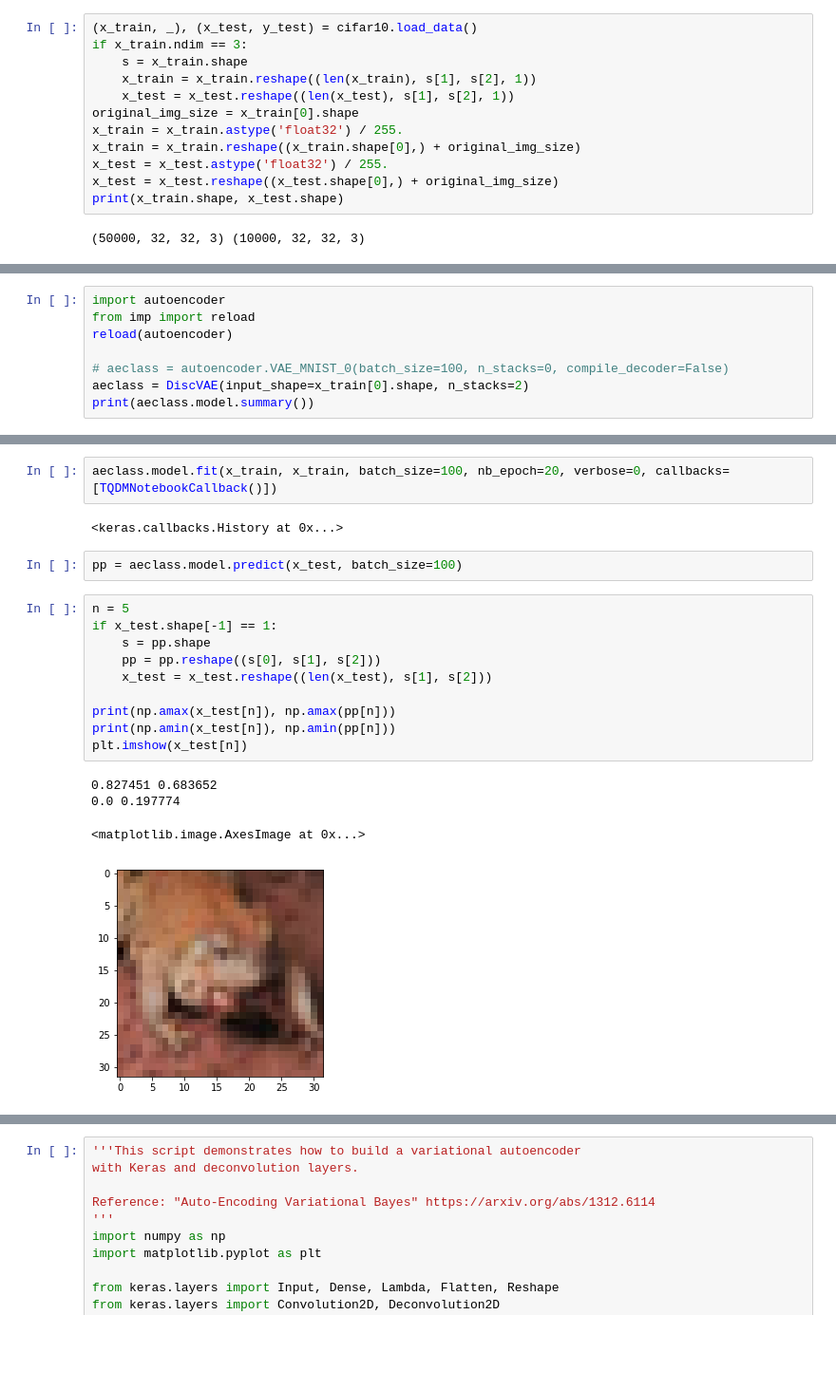
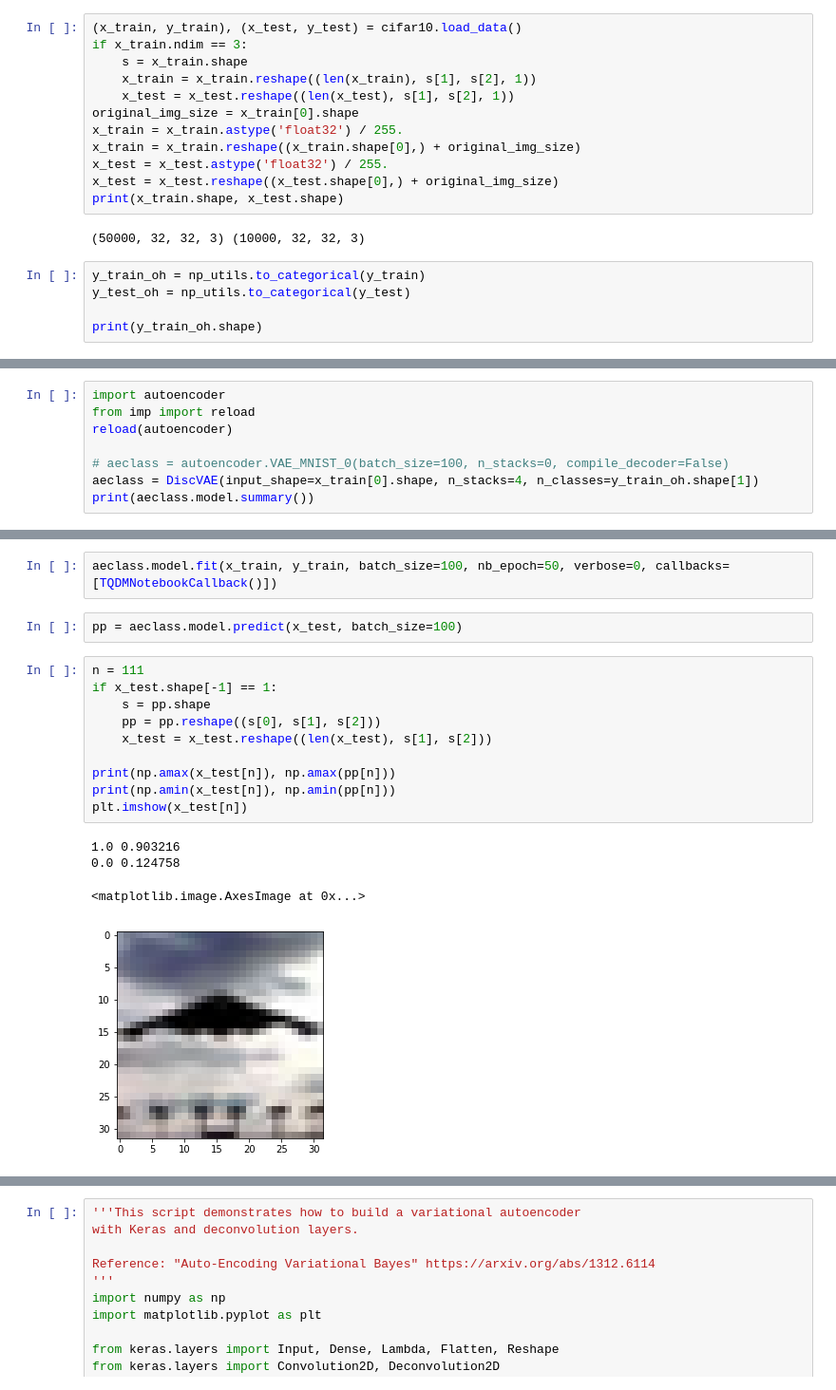
Before and after one commit to xkortex/DeepDealWithIt, a Jupyter notebook: deal_with_it.ipynb, the cells around one changed output, grey strips where cells are left out. Shown at 95% size. Drawn from its saved outputs; the diff is of its cells as text; blank space fills up the shorter version.

```diff
--- a/deal_with_it.ipynb
+++ b/deal_with_it.ipynb
@@ -17,5 +18,5 @@ from keras.datasets import cifar10, mnist
 # %%
-(x_train, _), (x_test, y_test) = cifar10.load_data()
+(x_train, y_train), (x_test, y_test) = cifar10.load_data()
 if x_train.ndim == 3:
     s = x_train.shape
     x_train = x_train.reshape((len(x_train), s[1], s[2], 1))
@@ -28,3 +29,8 @@ x_test = x_test.reshape((x_test.shape[0],) + original_img_size)
 print(x_train.shape, x_test.shape)
 # %% [output]
 (50000, 32, 32, 3) (10000, 32, 32, 3)
+# %%
+y_train_oh = np_utils.to_categorical(y_train)
+y_test_oh = np_utils.to_categorical(y_test)
+
+print(y_train_oh.shape)
@@ -342,7 +387,7 @@ from imp import reload
 reload(autoencoder)
 
 # aeclass = autoencoder.VAE_MNIST_0(batch_size=100, n_stacks=0, compile_decoder=False)
-aeclass = DiscVAE(input_shape=x_train[0].shape, n_stacks=2)
+aeclass = DiscVAE(input_shape=x_train[0].shape, n_stacks=4, n_classes=y_train_oh.shape[1])
 print(aeclass.model.summary())
 # %% [output]
 (32, 32, 3)
@@ -363,26 +408,24 @@ Non-trainable params: 262.0
 ____________________________________________________________________________________________________
 None
 # %%
-aeclass.model.fit(x_train, x_train, batch_size=100, nb_epoch=20, verbose=0, callbacks=[TQDMNotebookCallback()])
+aeclass.model.fit(x_train, y_train, batch_size=100, nb_epoch=50, verbose=0, callbacks=[TQDMNotebookCallback()])
-# %% [output]
-<keras.callbacks.History at 0x...>
 # %%
 pp = aeclass.model.predict(x_test, batch_size=100)
 # %%
-n = 5
+n = 111
 if x_test.shape[-1] == 1:
     s = pp.shape
     pp = pp.reshape((s[0], s[1], s[2]))
     x_test = x_test.reshape((len(x_test), s[1], s[2]))
 
 print(np.amax(x_test[n]), np.amax(pp[n]))
 print(np.amin(x_test[n]), np.amin(pp[n]))
 plt.imshow(x_test[n])
 # %% [output]
-0.827451 0.683652
-0.0 0.197774
+1.0 0.903216
+0.0 0.124758
 <matplotlib.image.AxesImage at 0x...>
-[figure, old version]
+[figure, new version]
 # %%
 plt.imshow(pp[n])
 # %% [output]
```
Also changed, not shown: parts of 6 cells of this notebook.
